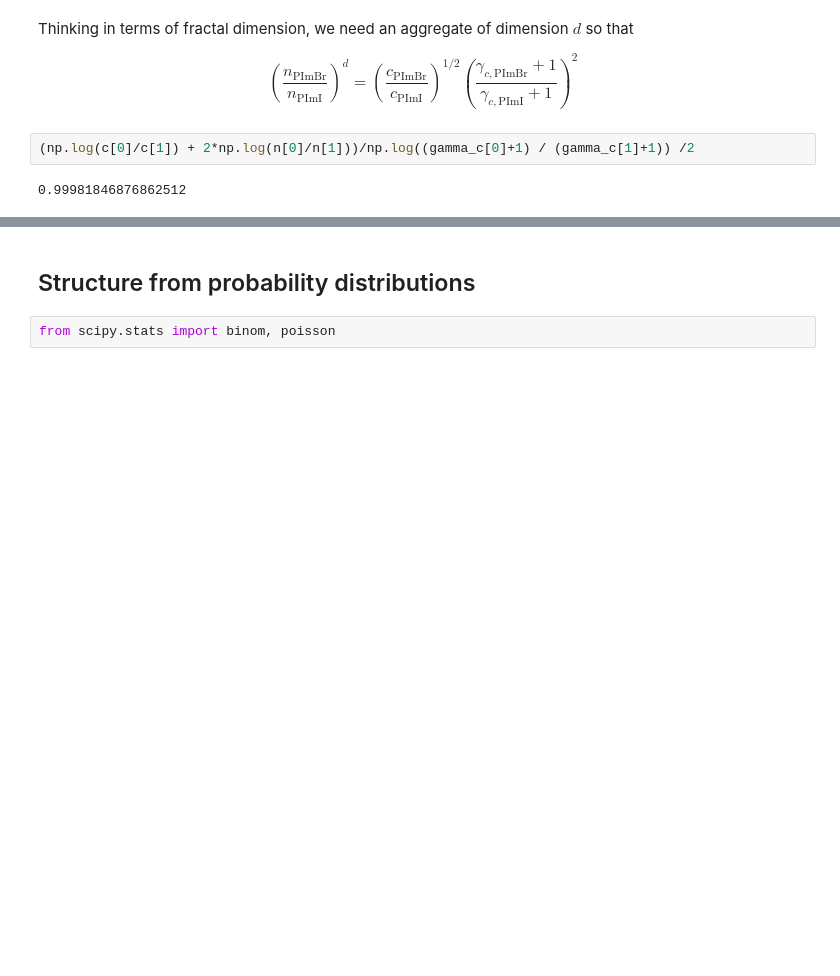
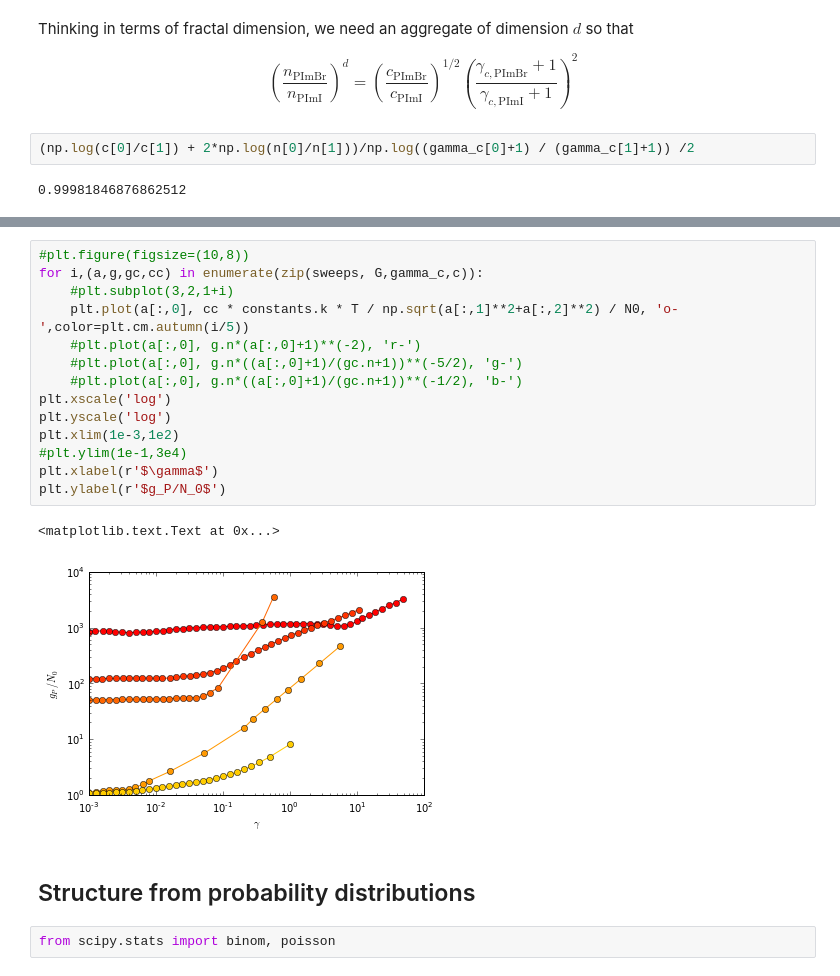
Before and after one commit to MathieuLeocmach/PALSE, a Jupyter notebook: ion pairing.ipynb, the cells around one changed output, grey strips where cells are left out. Cells and saved outputs as stored; diff of their text form; blank space fills up the shorter version.

```diff
--- a/ion pairing.ipynb
+++ b/ion pairing.ipynb
@@ -443,3 +484,20 @@ $$\left(\frac{n_\mathrm{PImBr}}{n_\mathrm{PImI}}\right)^d = \left(\frac{c_\mathr
+# %%
+#plt.figure(figsize=(10,8))
+for i,(a,g,gc,cc) in enumerate(zip(sweeps, G,gamma_c,c)):
+    #plt.subplot(3,2,1+i)
+    plt.plot(a[:,0], cc * constants.k * T / np.sqrt(a[:,1]**2+a[:,2]**2) / N0, 'o-',color=plt.cm.autumn(i/5))
+    #plt.plot(a[:,0], g.n*(a[:,0]+1)**(-2), 'r-')
+    #plt.plot(a[:,0], g.n*((a[:,0]+1)/(gc.n+1))**(-5/2), 'g-')
+    #plt.plot(a[:,0], g.n*((a[:,0]+1)/(gc.n+1))**(-1/2), 'b-')
+plt.xscale('log')
+plt.yscale('log')
+plt.xlim(1e-3,1e2)
+#plt.ylim(1e-1,3e4)
+plt.xlabel(r'$\gamma$')
+plt.ylabel(r'$g_P/N_0$')
+# %% [output]
+<matplotlib.text.Text at 0x...>
+[figure, added]
 # %% [markdown]
 ## Structure from probability distributions
 # %%
```
Also changed, not shown: parts of 6 cells of this notebook.
